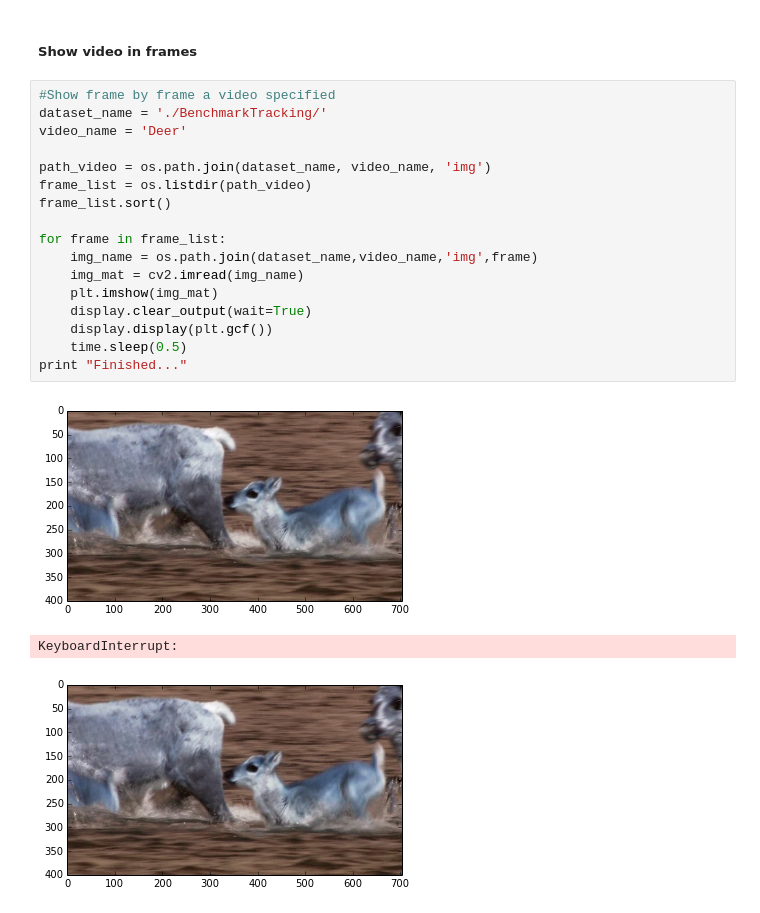
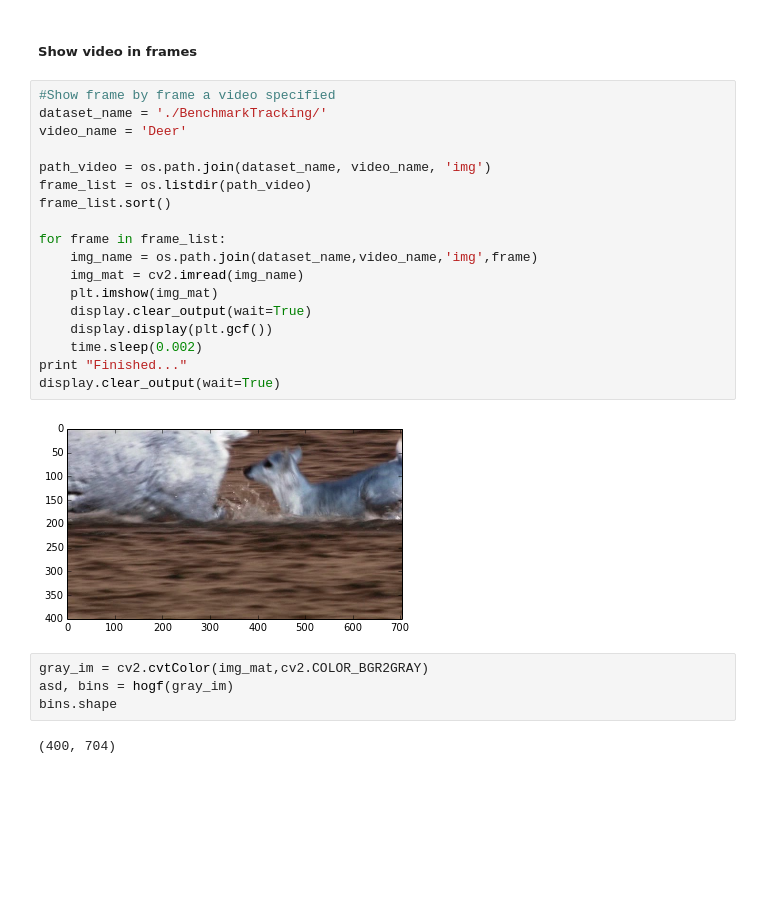
Before and after one commit to Darialfury/pdiclass, a Jupyter notebook: TrackingSystem.ipynb, the cells around one changed output. Drawn from its saved outputs; the diff is of its cells as text; blank space fills up the shorter version.

```diff
--- a/TrackingSystem.ipynb
+++ b/TrackingSystem.ipynb
@@ -28,21 +28,26 @@ from sklearn import svm
 # %%
 #Show frame by frame a video specified
 dataset_name = './BenchmarkTracking/'
 video_name = 'Deer'
 
 path_video = os.path.join(dataset_name, video_name, 'img')
 frame_list = os.listdir(path_video)
 frame_list.sort()
 
 for frame in frame_list:
     img_name = os.path.join(dataset_name,video_name,'img',frame)
     img_mat = cv2.imread(img_name)
     plt.imshow(img_mat)
     display.clear_output(wait=True)
     display.display(plt.gcf())
-    time.sleep(0.5)
+    time.sleep(0.002)
 print "Finished..."
+display.clear_output(wait=True)
 # %% [output]
-[figure, old version]
+[figure, new version]
-KeyboardInterrupt:
-[figure, removed]
+# %%
+gray_im = cv2.cvtColor(img_mat,cv2.COLOR_BGR2GRAY)
+asd, bins = hogf(gray_im)
+bins.shape
+# %% [output]
+(400, 704)
```
Also changed, not shown: parts of 1 cell of this notebook, 1 other file.
